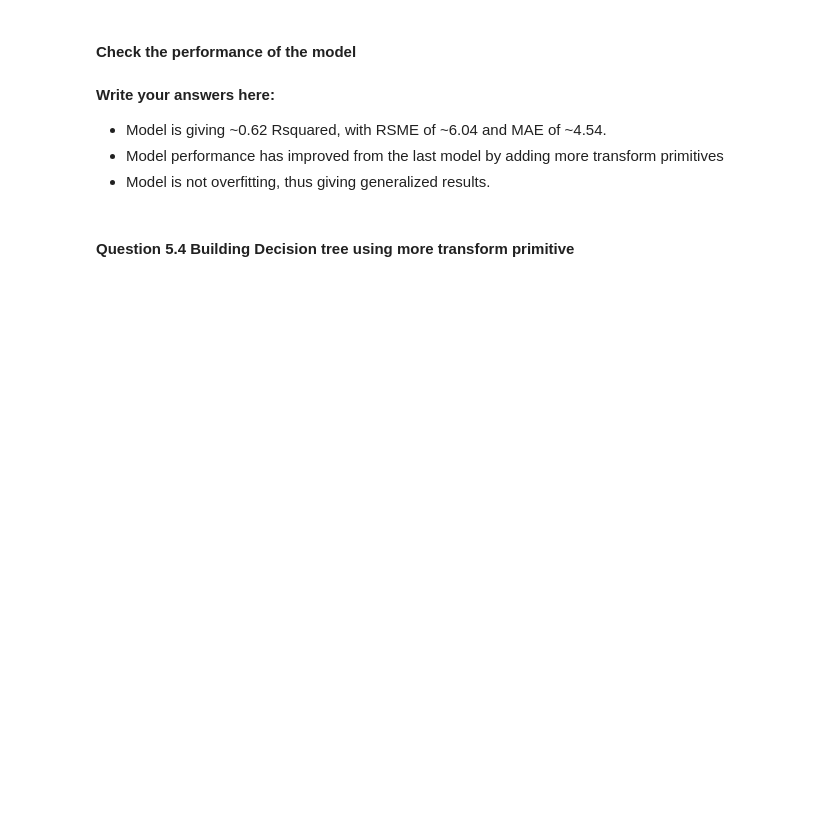
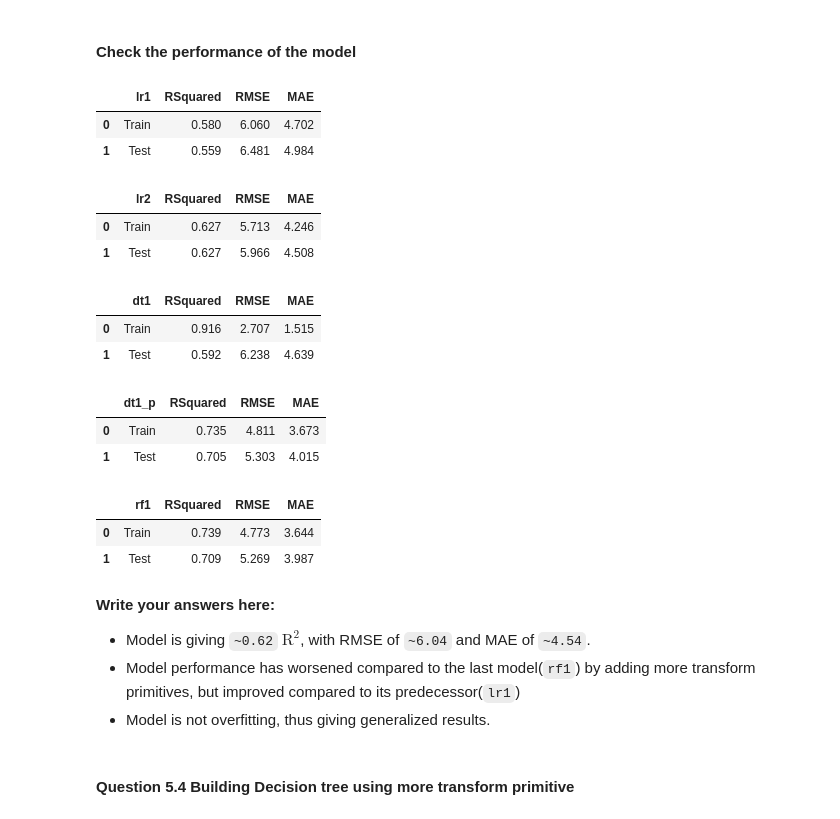
Before and after one commit to AlexHamn/NYC_taxi_ride_duration_prediction, a Jupyter notebook: NYC_Taxi_trip_duration.ipynb, the cells around one changed output. Cells and saved outputs as stored; diff of their text form; code cells hidden in the pictures; blank space fills up the shorter version.

```diff
--- a/NYC_Taxi_trip_duration.ipynb
+++ b/NYC_Taxi_trip_duration.ipynb
@@ -885,11 +952,28 @@ lr2.fit(X_train2,y_train2)
 # %% [markdown]
 #### Check the performance of the model
 # %%
-model_pref(lr2, X_train2, X_test2,y_train2,y_test2)
+lr2Performance = model_pref(lr2, X_train2, X_test2,y_train2,y_test2, 'lr2')
+display(lr1Performance, lr2Performance, dt1Performance, dt1_pPerformance, rf1Performance)
+# %% [output]
+|  | lr1 | RSquared | RMSE | MAE |
+| 0 | Train | 0.580 | 6.060 | 4.702 |
+| 1 | Test | 0.559 | 6.481 | 4.984 |
+|  | lr2 | RSquared | RMSE | MAE |
+| 0 | Train | 0.627 | 5.713 | 4.246 |
+| 1 | Test | 0.627 | 5.966 | 4.508 |
+|  | dt1 | RSquared | RMSE | MAE |
+| 0 | Train | 0.916 | 2.707 | 1.515 |
+| 1 | Test | 0.592 | 6.238 | 4.639 |
+|  | dt1_p | RSquared | RMSE | MAE |
+| 0 | Train | 0.735 | 4.811 | 3.673 |
+| 1 | Test | 0.705 | 5.303 | 4.015 |
+|  | rf1 | RSquared | RMSE | MAE |
+| 0 | Train | 0.739 | 4.773 | 3.644 |
+| 1 | Test | 0.709 | 5.269 | 3.987 |
 # %% [markdown]
 **Write your answers here:**
-- Model is giving ~0.62 Rsquared, with RSME of ~6.04 and MAE of ~4.54.
-- Model performance has improved from the last model by adding more transform primitives
+- Model is giving `~0.62` $\mathrm{R}^2$, with RMSE of `~6.04` and MAE of `~4.54`.
+- Model performance has worsened compared to the last model(`rf1`) by adding more transform primitives, but improved compared to its predecessor(`lr1`)
 - Model is not overfitting, thus giving generalized results.
 # %% [markdown]
 #### Question 5.4 Building Decision tree using more transform primitive
```
Also changed, not shown: parts of 62 cells of this notebook.
